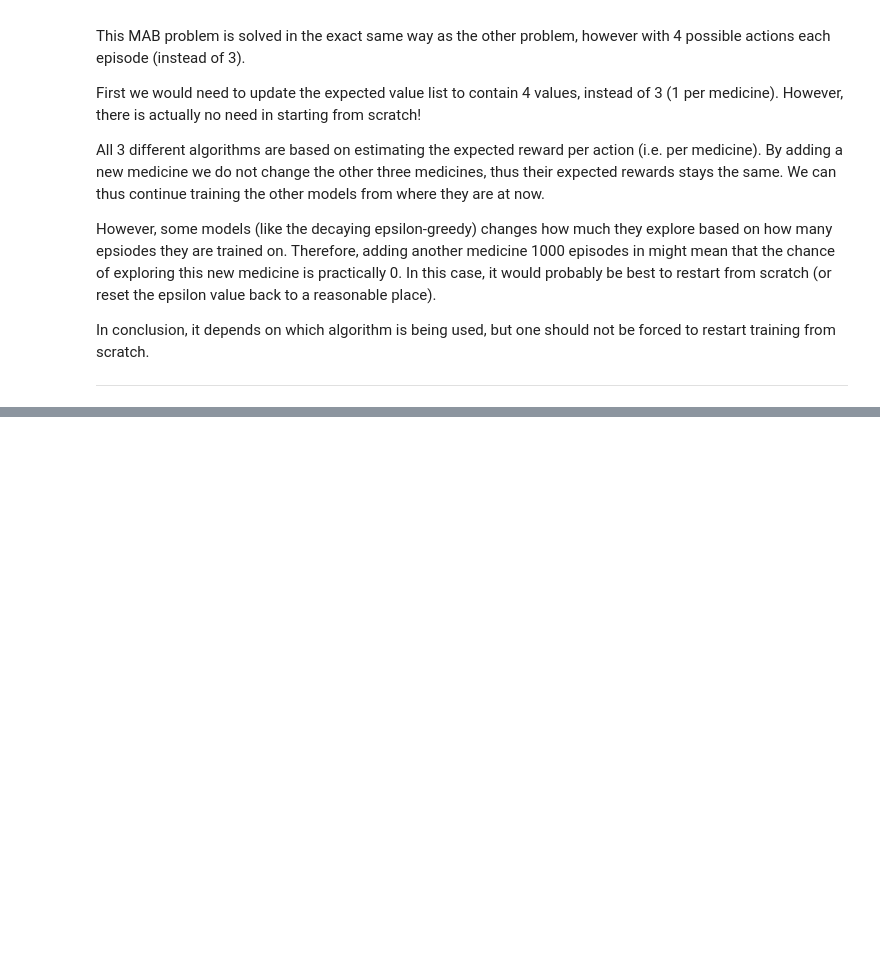
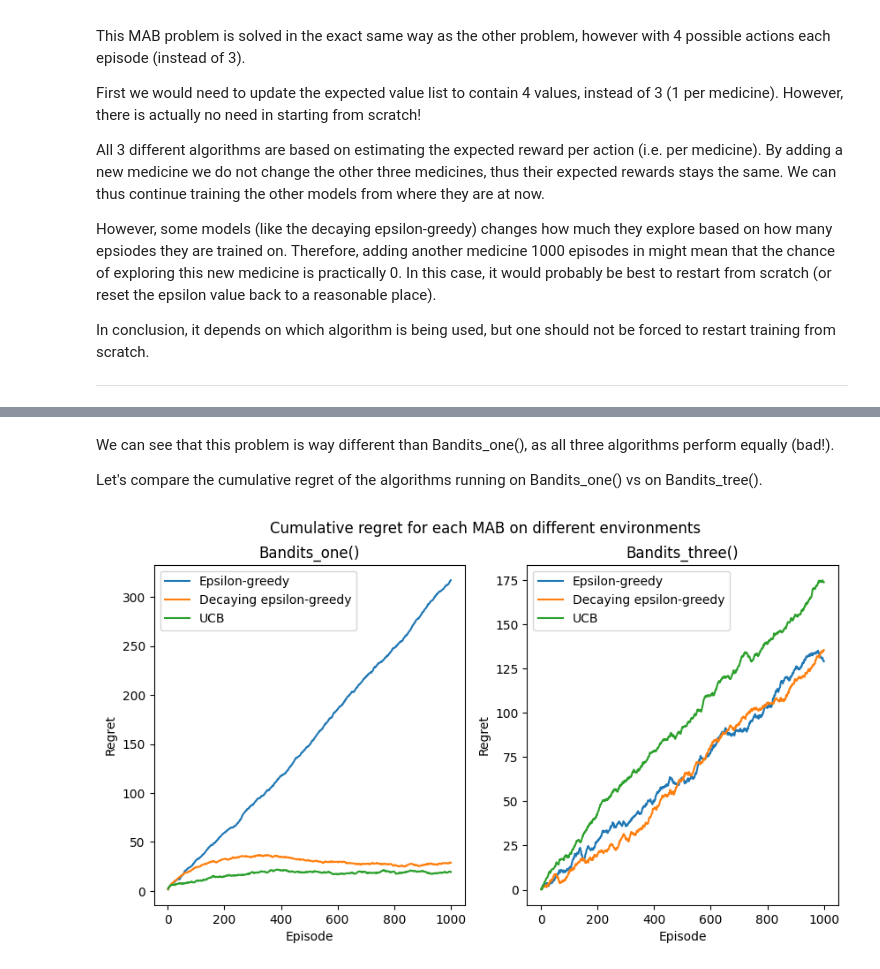
Before and after one commit to RunarFosse/INF368A-Problems, a Jupyter notebook: Problem 1/Report.ipynb, the cells around one changed output, grey strips where cells are left out. Drawn from its saved outputs; the diff is of its cells as text; code cells hidden in the pictures; blank space fills up the shorter version.

```diff
--- a/Problem 1/Report.ipynb
+++ b/Problem 1/Report.ipynb
@@ -293,0 +420,33 @@ In conclusion, it depends on which algorithm is being used, but one should not b
+# %% [markdown]
+We can see that this problem is way different than Bandits_one(), as all three algorithms perform equally (bad!).
+
+Let's compare the cumulative regret of the algorithms running on Bandits_one() vs on Bandits_tree().
+# %%
+fig, axes = plt.subplots(ncols=2, squeeze=True, figsize=(10, 5))
+
+# Plot regret for Bandits_one()
+axes[0].plot(np.arange(1, episodes+1), mean_cumulative_regrets_1["epsilon-greedy"], label="Epsilon-greedy")
+axes[0].plot(np.arange(1, episodes+1), mean_cumulative_regrets_1["decaying epsilon-greedy"], label="Decaying epsilon-greedy")
+axes[0].plot(np.arange(1, episodes+1), mean_cumulative_regrets_1["ucb"], label="UCB")
+
+axes[0].set_title("Bandits_one()")
+axes[0].set_ylabel("Regret")
+axes[0].set_xlabel("Episode")
+
+axes[0].legend()
+
+# Plot regret for Bandits_three()
+axes[1].plot(np.arange(1, episodes+1), mean_cumulative_regrets_3["epsilon-greedy"], label="Epsilon-greedy")
+axes[1].plot(np.arange(1, episodes+1), mean_cumulative_regrets_3["decaying epsilon-greedy"], label="Decaying epsilon-greedy")
+axes[1].plot(np.arange(1, episodes+1), mean_cumulative_regrets_3["ucb"], label="UCB")
+
+axes[1].set_title("Bandits_three()")
+axes[1].set_ylabel("Regret")
+axes[1].set_xlabel("Episode")
+
+axes[1].legend()
+
+plt.suptitle("Cumulative regret for each MAB on different environments")
+plt.show()
+# %% [output]
+[figure, added]
```
Also changed, not shown: parts of 16 cells of this notebook.
